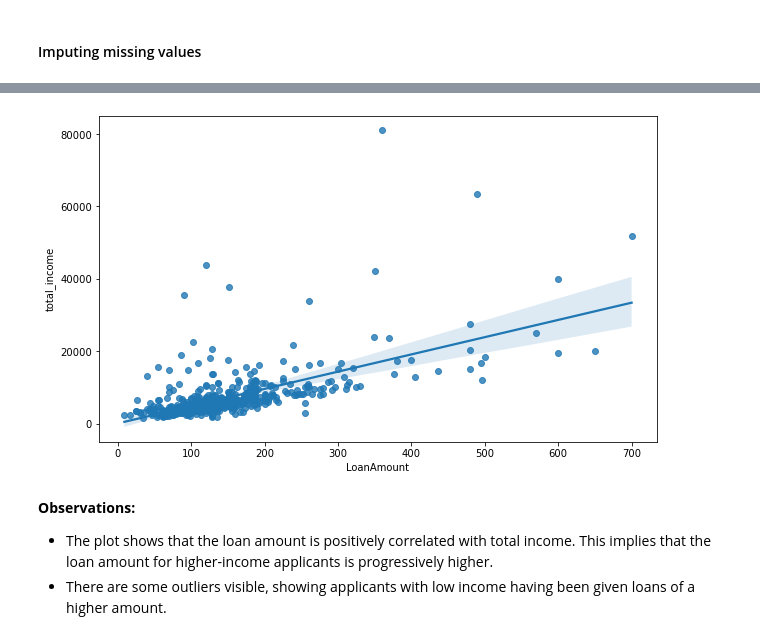
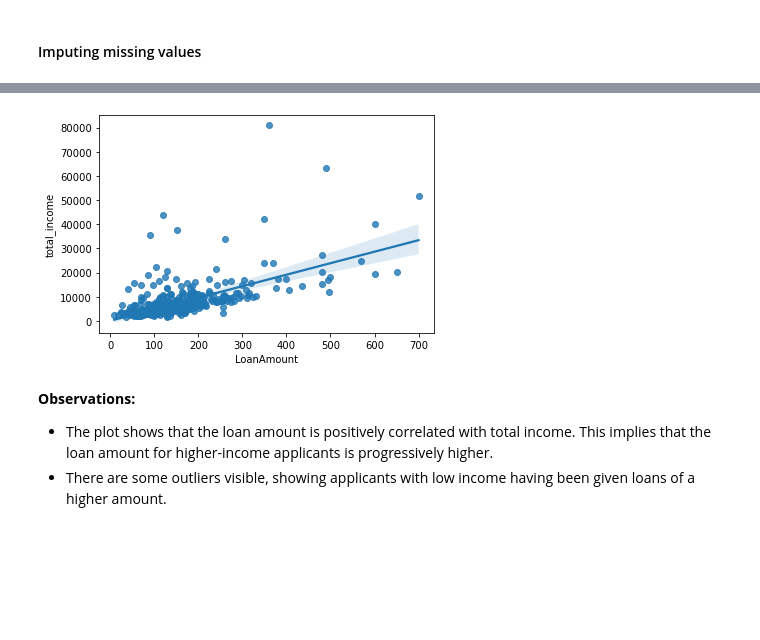
Before and after one commit to Slalani555/DATA-SCIENCE-PYTHON, a Jupyter notebook: MachineLearning_Classification.ipynb, the cells around one changed output, grey strips where cells are left out. Saved outputs shown, nothing was run; the diff lists cells and outputs as text; code cells hidden in the pictures; blank space fills up the shorter version.

```diff
--- a/MachineLearning_Classification.ipynb
+++ b/MachineLearning_Classification.ipynb
@@ -182,0 +148,15 @@ Skew : 5.63
+# %%
+def histogram_boxplot(feature, figsize=(15,7), bins = None):
+    f, (ax_box, ax_hist) = plt.subplots(nrows = 2, # Number of rows of the subplot grid= 2
+                                           sharex = True, # x-axis will be shared among all subplots
+                                           gridspec_kw = {"height_ratios": (.25, .75)},
+                                           figsize = figsize
+                                           ) # creating the 2 subplots
+    sns.boxplot(feature, ax=ax_box, showmeans=True, color='coral') # boxplot will be created and a star will indicate the mean value of the column
+    sns.distplot(feature, kde=F, ax=ax_hist, bins=bins) if bins else sns.distplot(feature, kde=False, ax=ax_hist) # For histogram
+    ax_hist.axvline(np.mean(feature), color='r', linestyle='--', label='Mean') # Add mean to the histogram
+    ax_hist.axvline(np.median(feature), color='k', linestyle='-', label='Median') # Add median to the histogram
+    ax_hist.legend()
+# %%
+for col in ['LoanAmount', 'total_income']:
+    histogram_boxplot(data[col])
@@ -182,0 +168,16 @@ Skew : 5.63
+# %%
+def perc_on_bar(z):
+    total = len(data[z]) # length of the column
+    plt.figure(figsize=(15,5))
+    ax = sns.countplot(data[z],palette='Paired',order = data[z].value_counts().index)
+    for p in ax.patches:
+        percentage = '{:.1f}%'.format(100 * p.get_height()/total) # percentage of each class of the category
+        x = p.get_x() + p.get_width() / 2 - 0.05 # width of the plot
+        y = p.get_y() + p.get_height()           # height of the plot
+        ax.annotate(percentage, (x, y), size = 12)
+    plt.show()
+# %%
+cat_col= ['Gender', 'Married', 'Dependents', 'Education', 'Self_Employed', 'Credit_History','Property_Area', 'Loan_Status']
+
+for col in cat_col:
+    perc_on_bar(col)
@@ -234,9 +246,9 @@ data.LoanAmount.fillna(value=data.LoanAmount.median(), inplace=True)
 # %%
-plt.figure(figsize=(10,6))
-sns.regplot(x='LoanAmount', y='total_income', data=data)
+ax=sns.regplot(x="LoanAmount",y="total_income",data=data)
+ax.set(xlabel="LoanAmount", ylabel="total_income")
 plt.show()
 # %% [output]
-[figure, old version]
+[figure, new version]
 # %% [markdown]
 **Observations:**
 - The plot shows that the loan amount is positively correlated with total income. This implies that the loan amount for higher-income applicants is progressively higher.
```
Also changed, not shown: parts of 38 cells of this notebook.
